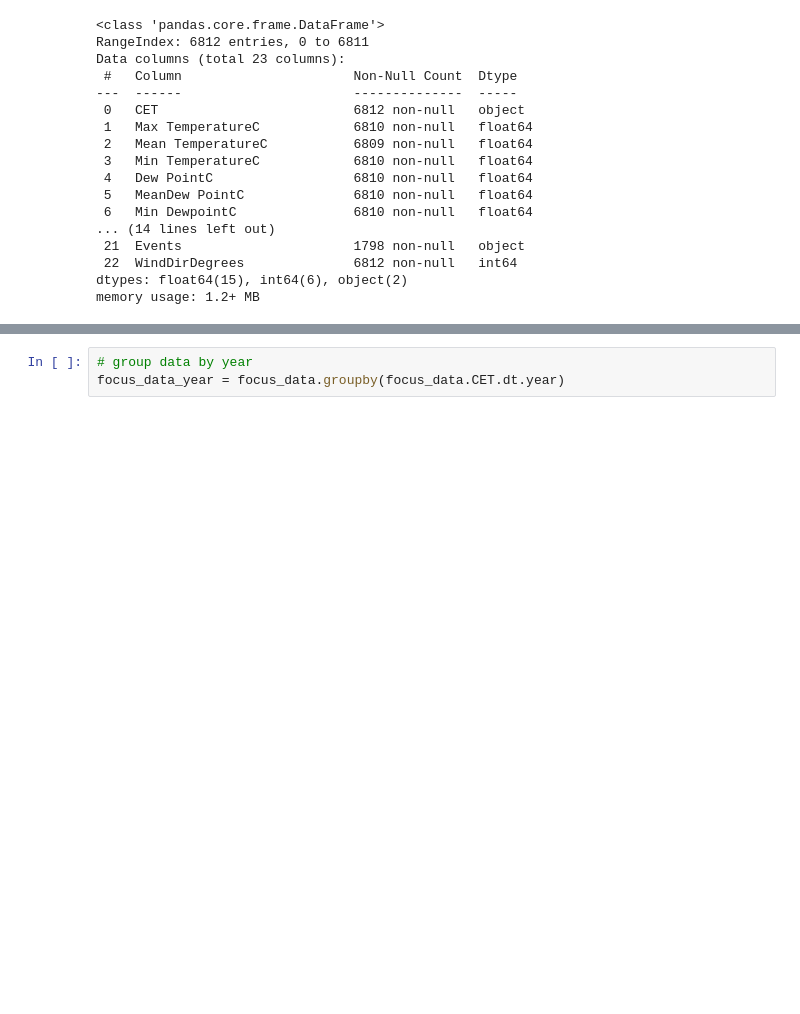
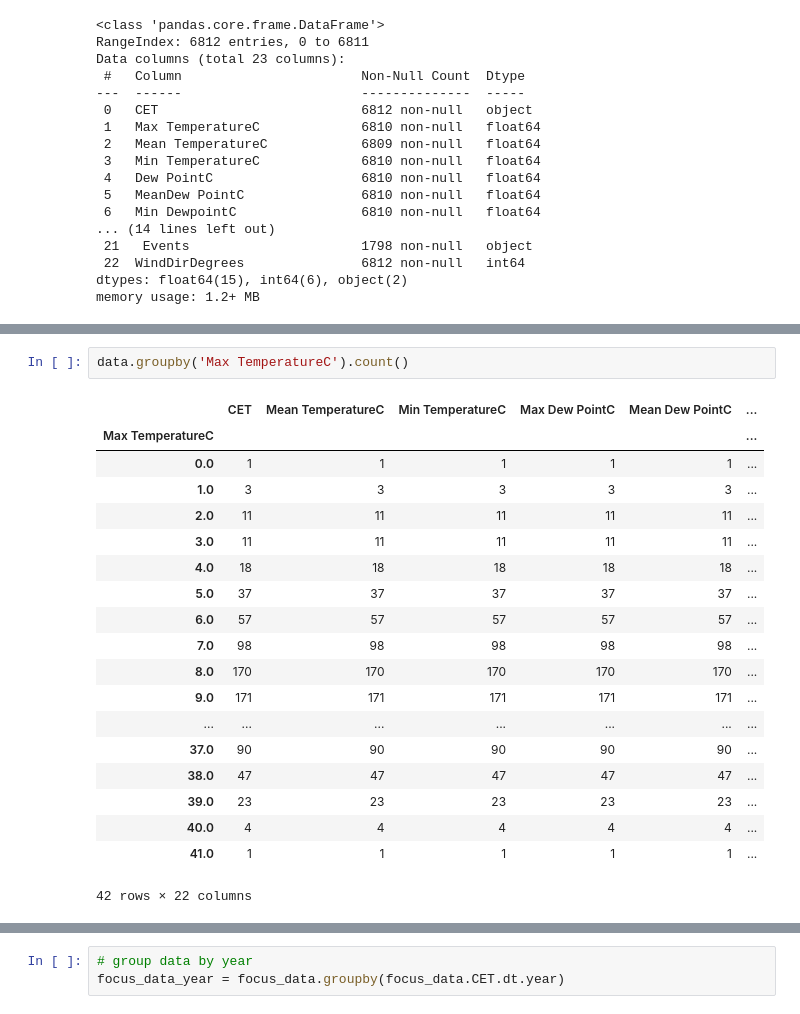
Before and after one commit to nnyPRO/Daily_Weather, a Jupyter notebook: code/Ta.ipynb, the cells around one changed output, grey strips where cells are left out. Cells and saved outputs as stored; diff of their text form; blank space fills up the shorter version.

```diff
--- a/code/Ta.ipynb
+++ b/code/Ta.ipynb
@@ -69,0 +61,22 @@ dtype: int64
+# %%
+data.groupby('Max TemperatureC').count()
+# %% [output]
+|  | CET | Mean TemperatureC | Min TemperatureC | Max Dew PointC | Mean Dew PointC | ... |
+| Max TemperatureC |  |  |  |  |  | ... |
+| 0.0 | 1 | 1 | 1 | 1 | 1 | ... |
+| 1.0 | 3 | 3 | 3 | 3 | 3 | ... |
+| 2.0 | 11 | 11 | 11 | 11 | 11 | ... |
+| 3.0 | 11 | 11 | 11 | 11 | 11 | ... |
+| 4.0 | 18 | 18 | 18 | 18 | 18 | ... |
+| 5.0 | 37 | 37 | 37 | 37 | 37 | ... |
+| 6.0 | 57 | 57 | 57 | 57 | 57 | ... |
+| 7.0 | 98 | 98 | 98 | 98 | 98 | ... |
+| 8.0 | 170 | 170 | 170 | 170 | 170 | ... |
+| 9.0 | 171 | 171 | 171 | 171 | 171 | ... |
+| ... | ... | ... | ... | ... | ... | ... |
+| 37.0 | 90 | 90 | 90 | 90 | 90 | ... |
+| 38.0 | 47 | 47 | 47 | 47 | 47 | ... |
+| 39.0 | 23 | 23 | 23 | 23 | 23 | ... |
+| 40.0 | 4 | 4 | 4 | 4 | 4 | ... |
+| 41.0 | 1 | 1 | 1 | 1 | 1 | ... |
+42 rows × 22 columns
```
Also changed, not shown: parts of 19 cells of this notebook.
